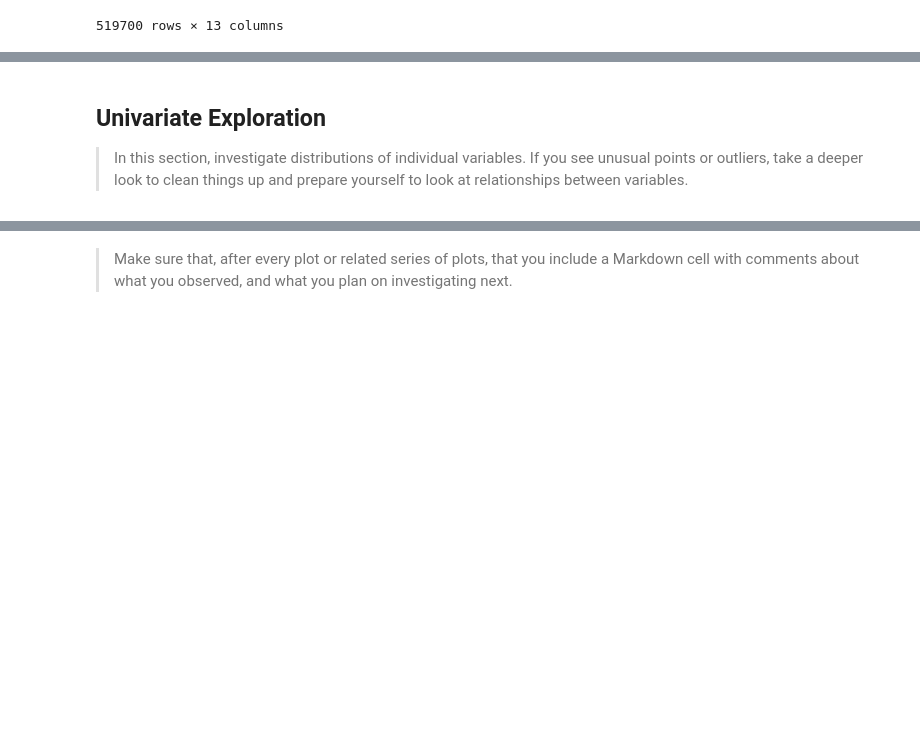
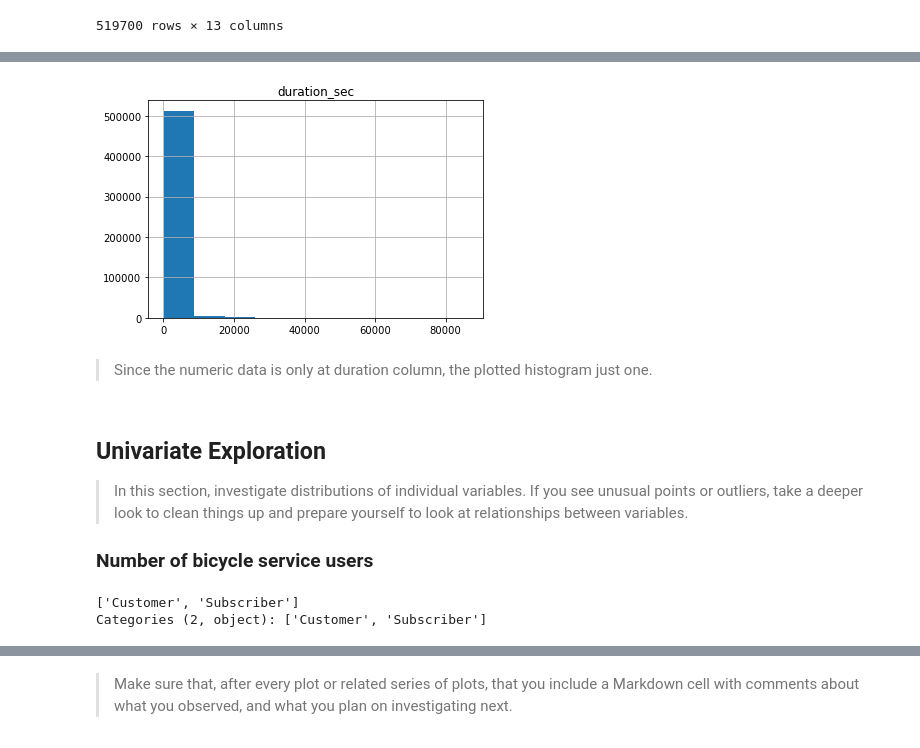
Before and after one commit to adipurnamk/Ford-GoBike-System-Data, a Jupyter notebook: exploration_template.ipynb, the cells around one changed output, grey strips where cells are left out. Drawn from its saved outputs; the diff is of its cells as text; code cells hidden in the pictures; blank space fills up the shorter version.

```diff
--- a/exploration_template.ipynb
+++ b/exploration_template.ipynb
@@ -230,6 +252,21 @@ df_2017_clean
+# %%
+df_2017_clean.hist();
+# %% [output]
+[figure, added]
+# %% [markdown]
+> Since the numeric data is only at duration column, the plotted histogram just one.
 # %% [markdown]
 ## Univariate Exploration
 
 > In this section, investigate distributions of individual variables. If
 you see unusual points or outliers, take a deeper look to clean things up
 and prepare yourself to look at relationships between variables.
+
+### Number of bicycle service users
+# %%
+# There is ony two type of user
+
+df_2017_clean.user_type.unique()
+# %% [output]
+['Customer', 'Subscriber']
+Categories (2, object): ['Customer', 'Subscriber']
```
Also changed, not shown: parts of 47 cells of this notebook, 1 other file.
